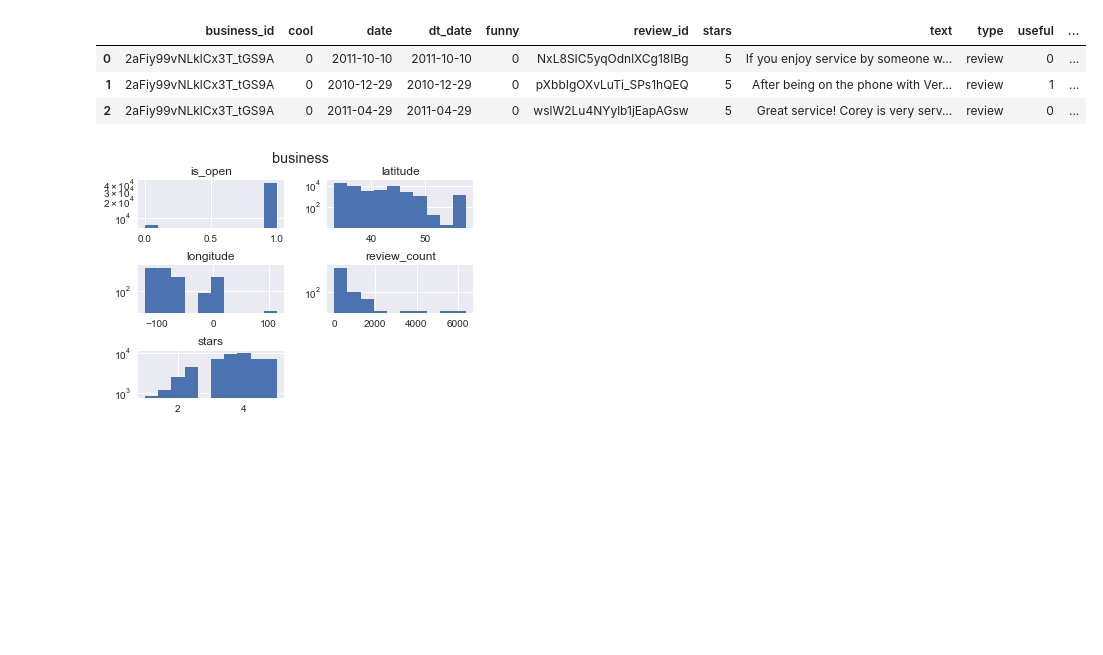
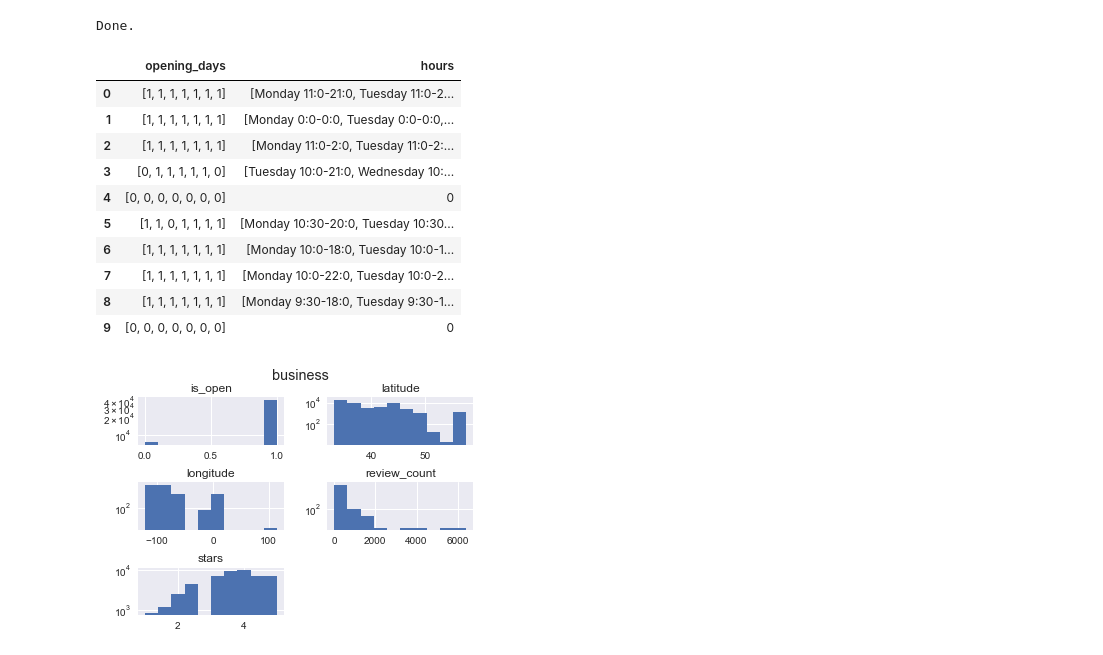
Before and after one commit to fdelia/yelp-challenge, a Jupyter notebook: 1_data_exploration.ipynb, the cells around one changed output. Drawn from its saved outputs; the diff is of its cells as text; code cells hidden in the pictures; blank space fills up the shorter version.

```diff
--- a/1_data_exploration.ipynb
+++ b/1_data_exploration.ipynb
@@ -23,7 +23,7 @@ fileinput.close() # sometimes fileinput is already active
 def load_file(filename, transformer=None):
     data_dir = "yelp_dataset_challenge_round9"
     filepath = os.path.join(data_dir, filename)
-    max_lines = 150000
+    max_lines = 20000
 
     data = []
     for line in fileinput.input(filepath):
@@ -44,6 +44,7 @@ def transf_checkin(d):
 
 def transf_review(d):
     d['date'] = datetime.strptime(d['date'], '%Y-%m-%d')
+    d['weekday'] = d['date'].weekday()
     return d
 
 def transf_user(d):
@@ -60,23 +61,65 @@ df_review = load_file("yelp_academic_dataset_review.json", transf_review)
 df_tip = load_file("yelp_academic_dataset_tip.json")
 df_user = load_file("yelp_academic_dataset_user.json", transf_user)
 
+def hours_to_list(hours):
+    mat = np.zeros((7,), dtype=np.int8)
+    if hours is None:
+        return mat
+    for h in hours:
+        if h.startswith('Mon'): mat[0] = 1
+        if h.startswith('Tue'): mat[1] = 1
+        if h.startswith('Wed'): mat[2] = 1
+        if h.startswith('Thu'): mat[3] = 1
+        if h.startswith('Fri'): mat[4] = 1
+        if h.startswith('Sat'): mat[5] = 1
+        if h.startswith('Sun'): mat[6] = 1
+    return mat
+
 # add attributes columns
-#df_bus['attributes'] = df_bus['attributes'].apply(lambda x: )
-# fill missing values?
+# TODO unfinished for "BusinessParking", "GoodForMeal", "Ambience"
+def add_attribute_cols(attr):
+    s = {}
+    if attr is not None:
+        for a in attr:
+            t = a.split(':')
+            if "True" in t[1]:
+                s["attr_" + t[0].strip()] = 1
+            else:
+                s["attr_" + t[0].strip()] = 0
+            if "RestaurantsPriceRange2" in a:
+                s["attr_RestaurantsPriceRange2"] = int(t[1])
+            if "WiFi: free" in a:
+                s["attr_WiFi"] = 1
+    return pd.Series(s, dtype=np.int8)
 
-#df_bus['attributes'].apply()
-#df_bus['hours.apply()
+df_bus['opening_days'] = df_bus['hours'].apply(hours_to_list)
+df_bus = df_bus.merge(df_bus['attributes'].apply(add_attribute_cols), left_index=True, right_index=True)
+df_bus = df_bus.fillna(0, downcast='infer')
+
+#df_review['weekday'] = df_reveiws['date'].apply(lambda x: x.weekday())
+df_review = df_review.sort_values(['business_id'])
+
 #df_user['friends']
-#df_uer['elite']
+#df_user['elite']
+print('Done.')
+# %% [output]
+Done.
 # %%
 # explore dfs here
 
 #df_user[df_user['compliment_writer'] != 'user']
 #print(df_bus[df_bus['type'] != 'business'])
 #print(df_checkin[df_checkin['type'] != 'checkin'])
-df_review.head(3)
+df_bus.head(10)[['opening_days', 'hours']]
 # %% [output]
-|  | business_id | cool | date | dt_date | funny | review_id | stars | text | type | useful | ... |
-| 0 | 2aFiy99vNLklCx3T_tGS9A | 0 | 2011-10-10 | 2011-10-10 | 0 | NxL8SIC5yqOdnlXCg18IBg | 5 | If you enjoy service by someone w... | review | 0 | ... |
-| 1 | 2aFiy99vNLklCx3T_tGS9A | 0 | 2010-12-29 | 2010-12-29 | 0 | pXbbIgOXvLuTi_SPs1hQEQ | 5 | After being on the phone with Ver... | review | 1 | ... |
-| 2 | 2aFiy99vNLklCx3T_tGS9A | 0 | 2011-04-29 | 2011-04-29 | 0 | wslW2Lu4NYylb1jEapAGsw | 5 | Great service! Corey is very serv... | review | 0 | ... |
+|  | opening_days | hours |
+| 0 | [1, 1, 1, 1, 1, 1, 1] | [Monday 11:0-21:0, Tuesday 11:0-2... |
+| 1 | [1, 1, 1, 1, 1, 1, 1] | [Monday 0:0-0:0, Tuesday 0:0-0:0,... |
+| 2 | [1, 1, 1, 1, 1, 1, 1] | [Monday 11:0-2:0, Tuesday 11:0-2:... |
+| 3 | [0, 1, 1, 1, 1, 1, 0] | [Tuesday 10:0-21:0, Wednesday 10:... |
+| 4 | [0, 0, 0, 0, 0, 0, 0] | 0 |
+| 5 | [1, 1, 0, 1, 1, 1, 1] | [Monday 10:30-20:0, Tuesday 10:30... |
+| 6 | [1, 1, 1, 1, 1, 1, 1] | [Monday 10:0-18:0, Tuesday 10:0-1... |
+| 7 | [1, 1, 1, 1, 1, 1, 1] | [Monday 10:0-22:0, Tuesday 10:0-2... |
+| 8 | [1, 1, 1, 1, 1, 1, 1] | [Monday 9:30-18:0, Tuesday 9:30-1... |
+| 9 | [0, 0, 0, 0, 0, 0, 0] | 0 |
```
Also changed, not shown: parts of 4 cells of this notebook, 1 other file.
